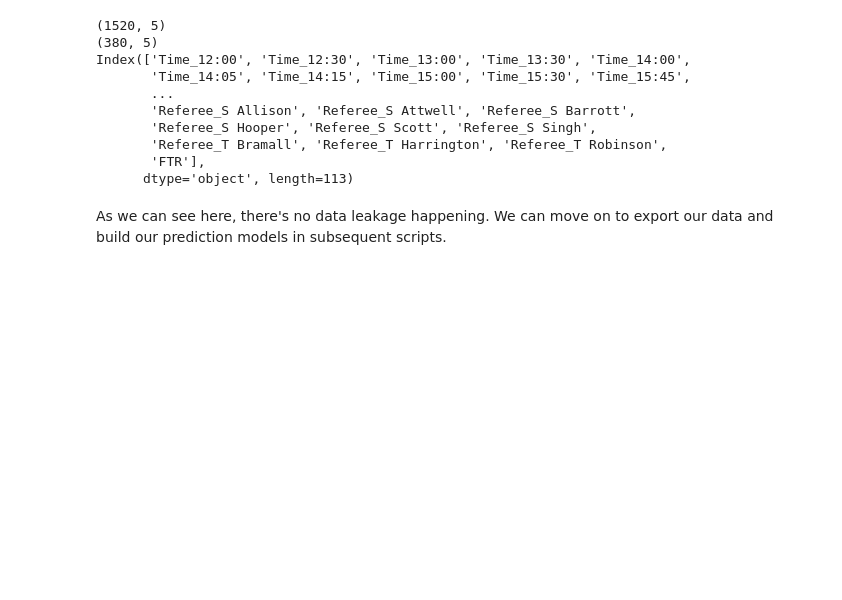
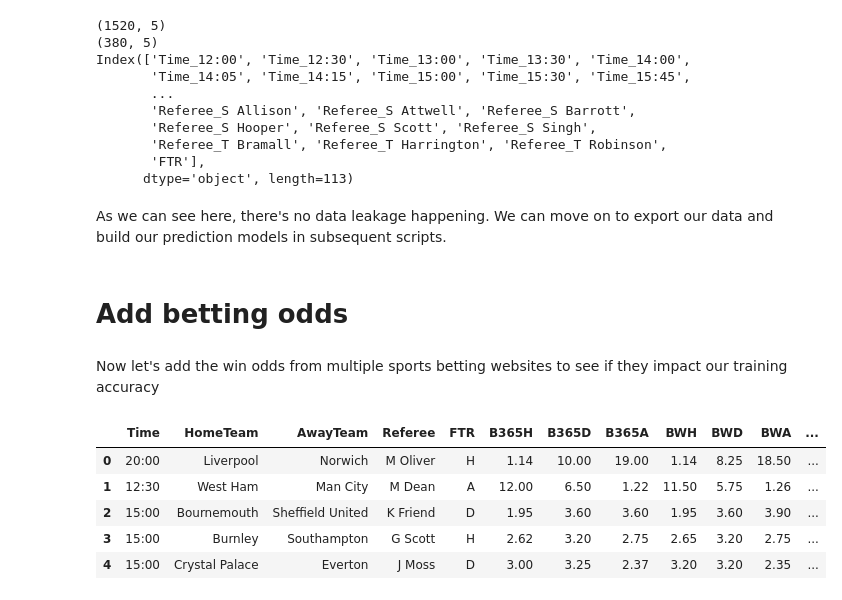
Before and after one commit to DoNguyenHung/EPL-Match-Data, a Jupyter notebook: EDA.ipynb, the cells around one changed output. Cells and saved outputs as stored; diff of their text form; code cells hidden in the pictures; blank space fills up the shorter version.

Commit message:
Add betting data and train with same models

```diff
--- a/EDA.ipynb
+++ b/EDA.ipynb
@@ -209,3 +209,20 @@ if not os.path.exists(prepared_path):
 
 csv_train_data = df_score_train_oh.to_csv('prepared_data/train_data.csv')
 csv_test_data = df_score_test_oh.to_csv('prepared_data/test_data.csv')
+# %% [markdown]
+# Add betting odds
+# %% [markdown]
+Now let's add the win odds from multiple sports betting websites to see if they impact our training accuracy
+# %%
+df_bets_train = df_train[["Time", "HomeTeam", "AwayTeam", "Referee", "FTR", "B365H", "B365D", "B365A", "BWH", "BWD", "BWA", "VCH", "VCD", "VCA", "PSH", "PSD", "PSA"]]
+df_bets_test = df_test[["Time", "HomeTeam", "AwayTeam", "Referee", "FTR", "B365H", "B365D", "B365A", "BWH", "BWD", "BWA", "VCH", "VCD", "VCA", "PSH", "PSD", "PSA"]]
+
+
+df_bets_train.head()
+# %% [output]
+|  | Time | HomeTeam | AwayTeam | Referee | FTR | B365H | B365D | B365A | BWH | BWD | BWA | ... |
+| 0 | 20:00 | Liverpool | Norwich | M Oliver | H | 1.14 | 10.00 | 19.00 | 1.14 | 8.25 | 18.50 | ... |
+| 1 | 12:30 | West Ham | Man City | M Dean | A | 12.00 | 6.50 | 1.22 | 11.50 | 5.75 | 1.26 | ... |
+| 2 | 15:00 | Bournemouth | Sheffield United | K Friend | D | 1.95 | 3.60 | 3.60 | 1.95 | 3.60 | 3.90 | ... |
+| 3 | 15:00 | Burnley | Southampton | G Scott | H | 2.62 | 3.20 | 2.75 | 2.65 | 3.20 | 2.75 | ... |
+| 4 | 15:00 | Crystal Palace | Everton | J Moss | D | 3.00 | 3.25 | 2.37 | 3.20 | 3.20 | 2.35 | ... |
```
Also changed, not shown: parts of 9 cells of this notebook, 3 other files.
